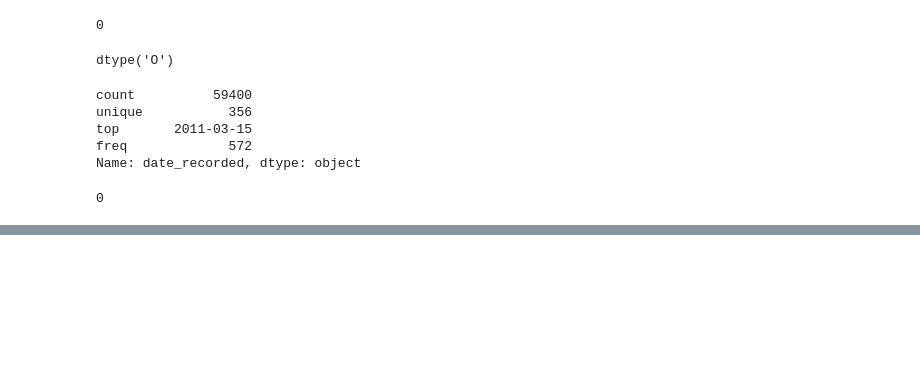
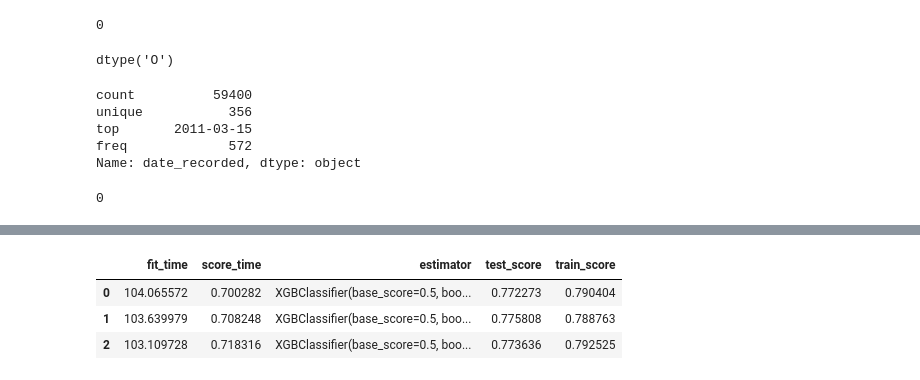
Before and after one commit to livjab/DS3-Kaggle-Comptetion, a Jupyter notebook: LJ_DS3_Kaggle_Competition.ipynb, the cells around one changed output, grey strips where cells are left out. Drawn from its saved outputs; the diff is of its cells as text; code cells hidden in the pictures; blank space fills up the shorter version.

```diff
--- a/LJ_DS3_Kaggle_Competition.ipynb
+++ b/LJ_DS3_Kaggle_Competition.ipynb
@@ -185,0 +203,6 @@ train.date_recorded.isnull().sum()
+# %%
+# Let's turn these into numeric columns
+
+train["year_recorded"] = pd.to_numeric(train["year_recorded"])
+train["month_recorded"] = pd.to_numeric(train["month_recorded"])
+train["day_of_month_recorded"] = pd.to_numeric(train["day_of_month_recorded"])
@@ -185,0 +221,3 @@ train.date_recorded.isnull().sum()
+# %%
+train = train.drop(columns="date_recorded_sep")
+test = test.drop(columns="date_recorded_sep")
@@ -185,0 +242,3 @@ train.date_recorded.isnull().sum()
+# %%
+train["funder"] = train.funder.fillna(value="Government Of Tanzania")
+test["funder"] = test.funder.fillna(value="Government of Tanzania")
@@ -186,21 +260,29 @@ train.date_recorded.isnull().sum()
+# %%
+import category_encoders as ce
+
+X_train = train.drop(columns=["status_group", "date_recorded"])
+y_train = train["status_group"]
+X_test = test.drop(columns="date_recorded")
+
+imputer = SimpleImputer(strategy="most_frequent")
+X_train = imputer.fit_transform(X_train)
+X_test = imputer.transform(X_test)
+
+encoder = ce.BinaryEncoder()
+X_train = encoder.fit_transform(X_train)
+X_test = encoder.transform(X_test)
 # %%
-import category_encoders as ce
-
-X_train = train.drop(columns="status_group")
-y_train = train["status_group"]
-
-
-imputer = SimpleImputer()
-X_train_imputed = imputer.fit_transform(X_train)
-X_test_imputed = imputer.transform(X_test)
-
-
 scores = cross_validate(XGBClassifier(max_depth=5, n_estimators=100),
-                       X_train_imputed,
+                       X_train,
                        y_train,
                        scoring="accuracy",
                        cv=3,
                        return_train_score=True,
                        return_estimator=True)
 
 pd.DataFrame(scores)
+# %% [output]
+|  | fit_time | score_time | estimator | test_score | train_score |
+| 0 | 104.065572 | 0.700282 | XGBClassifier(base_score=0.5, boo... | 0.772273 | 0.790404 |
+| 1 | 103.639979 | 0.708248 | XGBClassifier(base_score=0.5, boo... | 0.775808 | 0.788763 |
+| 2 | 103.109728 | 0.718316 | XGBClassifier(base_score=0.5, boo... | 0.773636 | 0.792525 |
```
Also changed, not shown: parts of 12 cells of this notebook.
